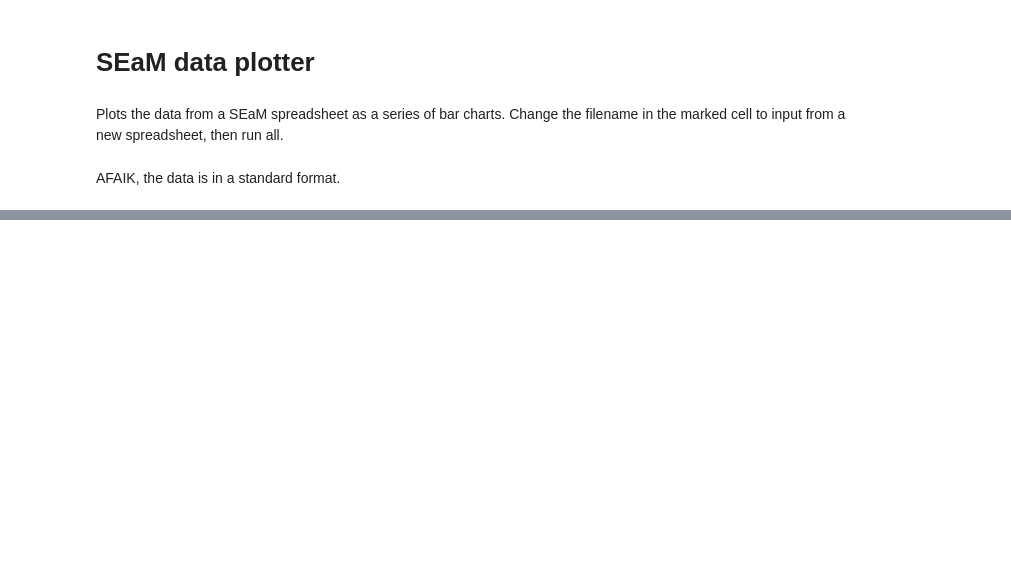
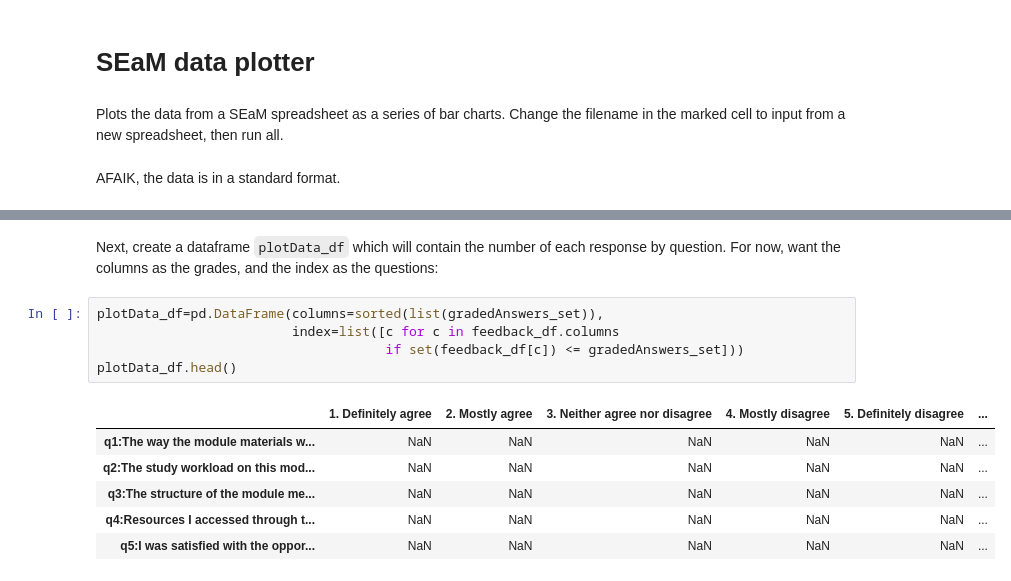
Before and after one commit to undercertainty/seam_analyser, a Jupyter notebook: Student feedback plots.ipynb, the cells around one changed output, grey strips where cells are left out. Cells and saved outputs as stored; diff of their text form; blank space fills up the shorter version.

```diff
--- a/Student feedback plots.ipynb
+++ b/Student feedback plots.ipynb
@@ -252,0 +41,14 @@ plt.show()
+# %% [markdown]
+Next, create a dataframe `plotData_df` which will contain the number of each response by question. For now, want the columns as the grades, and the index as the questions:
+# %%
+plotData_df=pd.DataFrame(columns=sorted(list(gradedAnswers_set)),
+                         index=list([c for c in feedback_df.columns
+                                     if set(feedback_df[c]) <= gradedAnswers_set]))
+plotData_df.head()
+# %% [output]
+|  | 1. Definitely agree | 2. Mostly agree | 3. Neither agree nor disagree | 4. Mostly disagree | 5. Definitely disagree | ... |
+| q1:The way the module materials w... | NaN | NaN | NaN | NaN | NaN | ... |
+| q2:The study workload on this mod... | NaN | NaN | NaN | NaN | NaN | ... |
+| q3:The structure of the module me... | NaN | NaN | NaN | NaN | NaN | ... |
+| q4:Resources I accessed through t... | NaN | NaN | NaN | NaN | NaN | ... |
+| q5:I was satisfied with the oppor... | NaN | NaN | NaN | NaN | NaN | ... |
```
Also changed, not shown: parts of 31 cells of this notebook, 3 other files.
